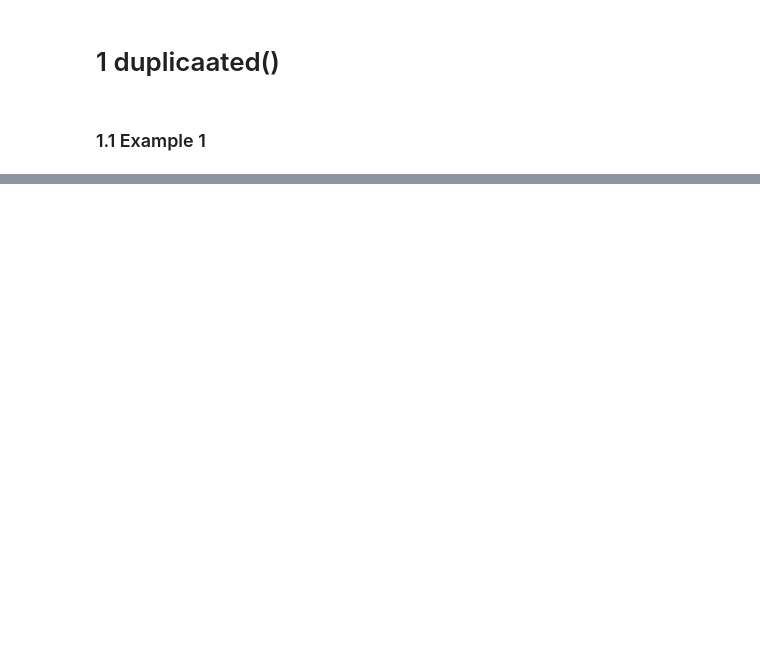
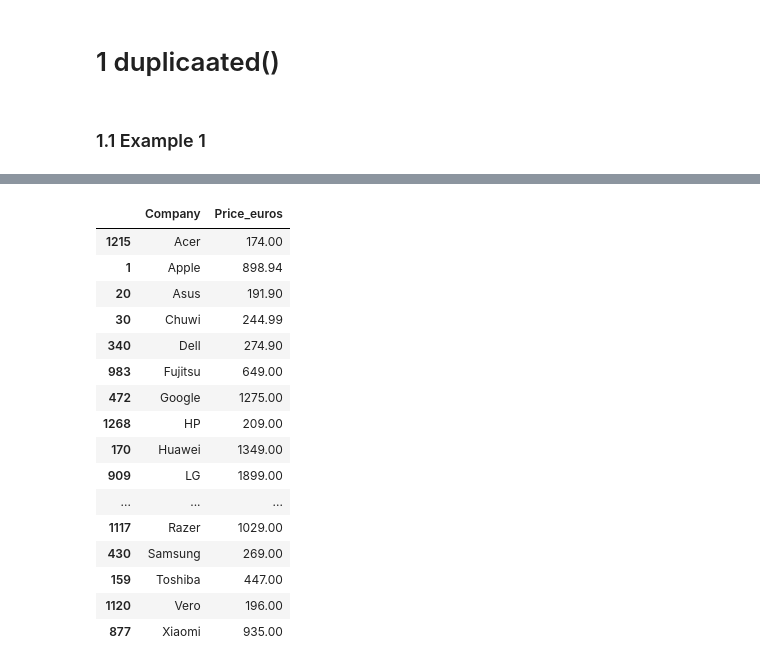
Before and after one commit to manishkr6/Learning-Data-Science, a Jupyter notebook: 03.Filtering Data/6FindDuplicateRowsWith.duplicated()Method.ipynb, the cells around one changed output, grey strips where cells are left out. Saved outputs shown, nothing was run; the diff lists cells and outputs as text; code cells hidden in the pictures; blank space fills up the shorter version.

```diff
--- a/03.Filtering Data/6FindDuplicateRowsWith.duplicated()Method.ipynb
+++ b/03.Filtering Data/6FindDuplicateRowsWith.duplicated()Method.ipynb
@@ -14,0 +100,31 @@ df_laptops.head(3)
+# %%
+# duplicated values in "Company" column (default -> keep = 'first)
+duplicatd_first = df_laptops.duplicated('Company', keep='first')
+# %%
+# show dataframe with duplicated values in "Company" column
+df_laptops[duplicatd_first]
+
+# keep='first' (cheapest laptop per company)
+# show dataframe with non duplicated vlaues in "Company" column
+df_laptops[~duplicatd_first] [['Company', 'Price_euros']]
+
+# check all values categories
+# df_laptops[~duplicatd_first].value_counts('Company')
+# %% [output]
+|  | Company | Price_euros |
+| 1215 | Acer | 174.00 |
+| 1 | Apple | 898.94 |
+| 20 | Asus | 191.90 |
+| 30 | Chuwi | 244.99 |
+| 340 | Dell | 274.90 |
+| 983 | Fujitsu | 649.00 |
+| 472 | Google | 1275.00 |
+| 1268 | HP | 209.00 |
+| 170 | Huawei | 1349.00 |
+| 909 | LG | 1899.00 |
+| ... | ... | ... |
+| 1117 | Razer | 1029.00 |
+| 430 | Samsung | 269.00 |
+| 159 | Toshiba | 447.00 |
+| 1120 | Vero | 196.00 |
+| 877 | Xiaomi | 935.00 |
```
Also changed, not shown: parts of 12 cells of this notebook, 1 other file.
